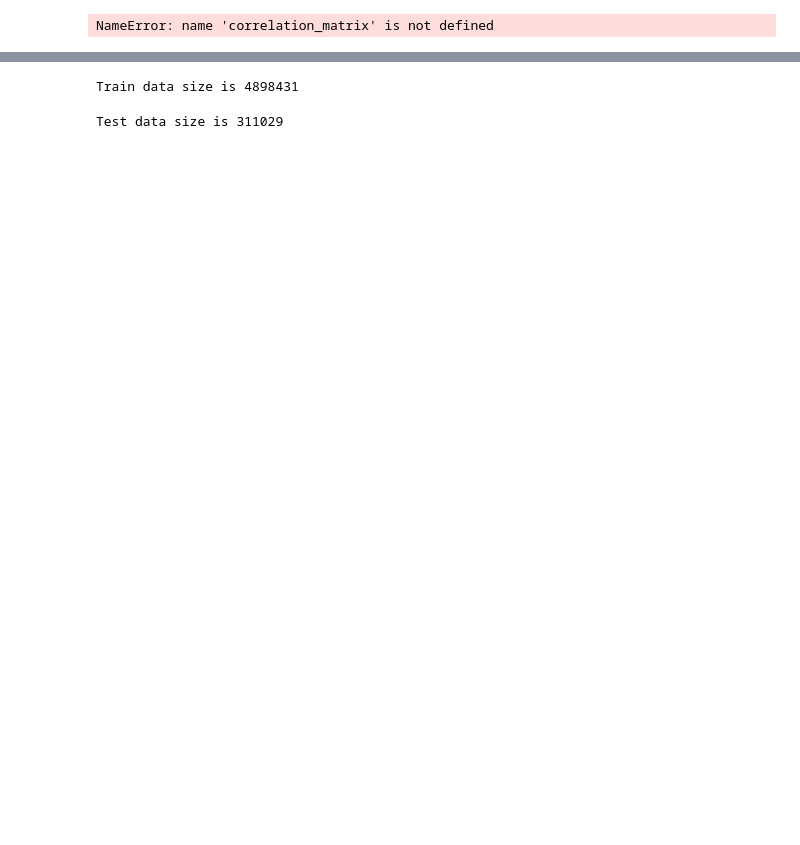
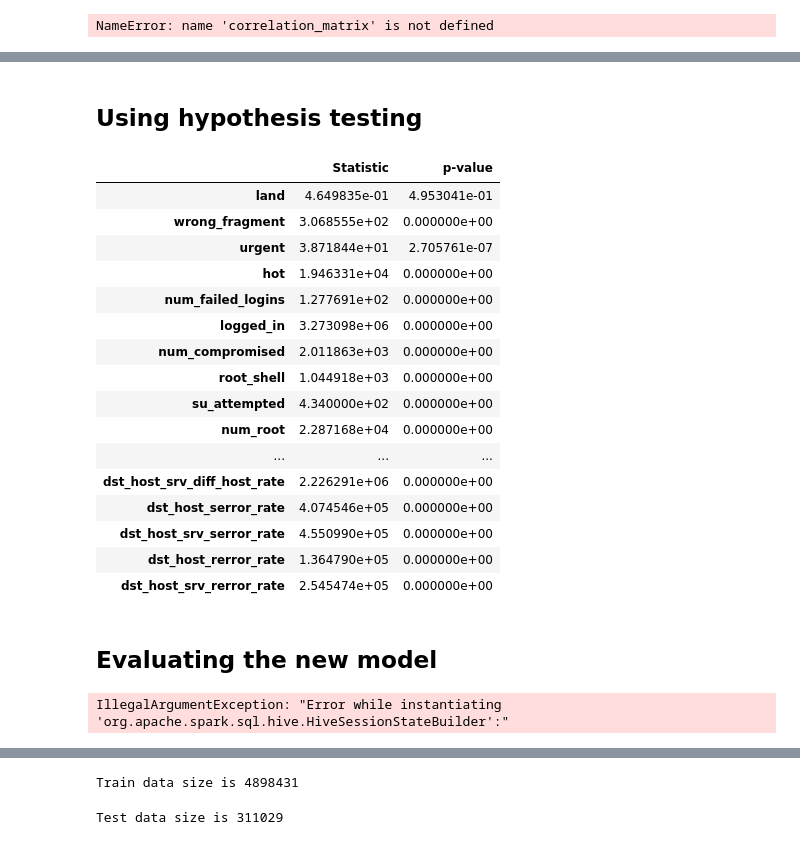
Before and after one commit to dhantha/Spark, a Jupyter notebook: Spark MLlib.ipynb, the cells around one changed output, grey strips where cells are left out. Drawn from its saved outputs; the diff is of its cells as text; code cells hidden in the pictures; blank space fills up the shorter version.

```diff
--- a/Spark MLlib.ipynb
+++ b/Spark MLlib.ipynb
@@ -714,0 +815,56 @@ print("Prediction made in {} seconds. Test accuracy is {}".format(round(tt,3), r
+# %% [markdown]
+## Using hypothesis testing
+# %%
+feature_names = ["land","wrong_fragment",
+             "urgent","hot","num_failed_logins","logged_in","num_compromised",
+             "root_shell","su_attempted","num_root","num_file_creations",
+             "num_shells","num_access_files","num_outbound_cmds",
+             "is_hot_login","is_guest_login","count","srv_count","serror_rate",
+             "srv_serror_rate","rerror_rate","srv_rerror_rate","same_srv_rate",
+             "diff_srv_rate","srv_diff_host_rate","dst_host_count","dst_host_srv_count",
+             "dst_host_same_srv_rate","dst_host_diff_srv_rate","dst_host_same_src_port_rate",
+             "dst_host_srv_diff_host_rate","dst_host_serror_rate","dst_host_srv_serror_rate",
+             "dst_host_rerror_rate","dst_host_srv_rerror_rate"]
+# %%
+def parse_interaction_categorical(line):
+    line_split = line.split(",")
+    clean_line_split = line_split[6:41]
+    attack = 1.0
+    if line_split[41]=='normal.':
+        attack = 0.0
+    return LabeledPoint(attack, array([float(x) for x in clean_line_split]))
+
+training_data_categorical = raw_data.map(parse_interaction_categorical)
+# %%
+from pyspark.mllib.stat import Statistics
+
+chi = Statistics.chiSqTest(training_data_categorical)
+# %%
+import pandas as pd
+pd.set_option('display.max_colwidth', 30)
+
+records = [(result.statistic, result.pValue) for result in chi]
+
+chi_df = pd.DataFrame(data=records, index= feature_names, columns=["Statistic","p-value"])
+
+chi_df
+# %% [output]
+|  | Statistic | p-value |
+| land | 4.649835e-01 | 4.953041e-01 |
+| wrong_fragment | 3.068555e+02 | 0.000000e+00 |
+| urgent | 3.871844e+01 | 2.705761e-07 |
+| hot | 1.946331e+04 | 0.000000e+00 |
+| num_failed_logins | 1.277691e+02 | 0.000000e+00 |
+| logged_in | 3.273098e+06 | 0.000000e+00 |
+| num_compromised | 2.011863e+03 | 0.000000e+00 |
+| root_shell | 1.044918e+03 | 0.000000e+00 |
+| su_attempted | 4.340000e+02 | 0.000000e+00 |
+| num_root | 2.287168e+04 | 0.000000e+00 |
+| ... | ... | ... |
+| dst_host_srv_diff_host_rate | 2.226291e+06 | 0.000000e+00 |
+| dst_host_serror_rate | 4.074546e+05 | 0.000000e+00 |
+| dst_host_srv_serror_rate | 4.550990e+05 | 0.000000e+00 |
+| dst_host_rerror_rate | 1.364790e+05 | 0.000000e+00 |
+| dst_host_srv_rerror_rate | 2.545474e+05 | 0.000000e+00 |
+# %% [markdown]
+## Evaluating the new model
@@ -714,0 +883,9 @@ print("Prediction made in {} seconds. Test accuracy is {}".format(round(tt,3), r
+# %%
+# Build the model
+t0 = time()
+logit_model_chi = LogisticRegressionWithLBFGS.train(training_data_chi)
+tt = time() - t0
+
+print("Classifier trained in {} seconds".format(round(tt,3)))
+# %% [output]
+IllegalArgumentException: "Error while instantiating 'org.apache.spark.sql.hive.HiveSessionStateBuilder':"
```
Also changed, not shown: parts of 120 cells of this notebook.
